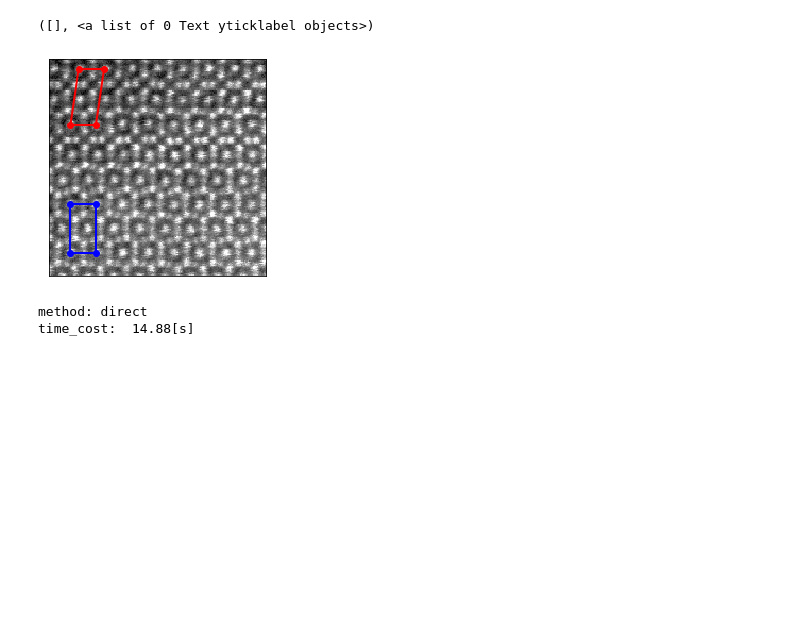
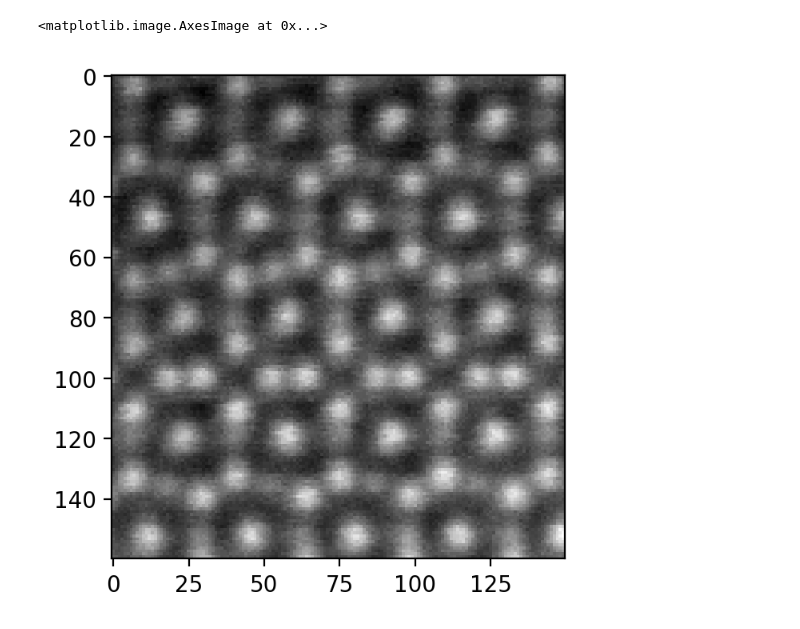
Before and after one commit to NingWang1990/pySTEM, a Jupyter notebook: examples/FeNb_phase_boundary.ipynb, the cells around one changed output. Saved outputs shown, nothing was run; the diff lists cells and outputs as text; code cells hidden in the pictures; blank space fills up the shorter version.

```diff
--- a/examples/FeNb_phase_boundary.ipynb
+++ b/examples/FeNb_phase_boundary.ipynb
@@ -77,41 +36,0 @@ plt.plot([102,102],[685,915],color='b',linewidth=2)
-# %%
-plt.imshow(image[:,:],cmap='gray')
-plt.plot([140],[48],'ro',markersize=6)
-plt.plot([260],[48],'ro',markersize=6)
-#plt.plot([140],[190],'ro',markersize=6)
-#plt.plot([260],[190],'ro',markersize=6)
-plt.plot([102],[310],'ro',markersize=6)
-plt.plot([222],[310],'ro',markersize=6)
-
-plt.plot([140,102],[48,310],color='r',linewidth=2)
-plt.plot([140,260],[48,48],color='r',linewidth=2)
-
-plt.plot([260,222],[48,310],color='r',linewidth=2)
-plt.plot([102,222],[310,310],color='r',linewidth=2)
-
-#plt.plot([102],[450],'ro',markersize=6)
-#plt.plot([222],[450],'ro',markersize=6)
-#plt.plot([62],[570],'ro',markersize=6)
-#plt.plot([172],[570],'ro',markersize=6)
-
-
-plt.plot([102],[685],'bo',markersize=6)
-plt.plot([222],[685],'bo',markersize=6)
-#plt.plot([62],[800],'bo',markersize=6)
-#plt.plot([172],[800],'bo',markersize=6)
-plt.plot([102],[915],'bo',markersize=6)
-plt.plot([222],[915],'bo',markersize=6)
-
-plt.plot([102,222],[685,685],color='b',linewidth=2)
-plt.plot([222,222],[685,915],color='b',linewidth=2)
-plt.plot([222,102],[915,915],color='b',linewidth=2)
-plt.plot([102,102],[685,915],color='b',linewidth=2)
-#plt.plot([62],[1023],'bo',markersize=6)
-#plt.plot([172],[1023],'bo',markersize=6)
-
-plt.plot()
-plt.xticks([])
-plt.yticks([])
-# %% [output]
-([], <a list of 0 Text yticklabel objects>)
-[figure, removed]
@@ -122,15 +36,0 @@ window_y = 150
-# %%
-descriptor_name = 'local_correlation_map'
-seg = segmentationSTEM( n_patterns=2,
-                       window_x=window_x,window_y=window_y,
-                       patch_x=150,patch_y=150,
-                       step=step,
-                       descriptor_name=descriptor_name,
-                       max_num_points = 100,
-                       upsampling=True)
-start = time.time()
-labels = seg.perform_clustering(image)
-print ('time_cost: %6.2f[s]' %(time.time()-start,))
-# %% [output]
-method: direct
-time_cost:  14.88[s]
@@ -151,0 +37,9 @@ variance_pca = np.var(pca_features, axis=0)
+# %%
+tt = image+ 0*np.mean(image)*labels
+
+plt.imshow(tt[175:335,100:250],cmap='gray')
+#plt.xticks([])
+#plt.yticks([])
+# %% [output]
+<matplotlib.image.AxesImage at 0x...>
+[figure, added]
```
Also changed, not shown: parts of 29 cells of this notebook, 1 other file.
